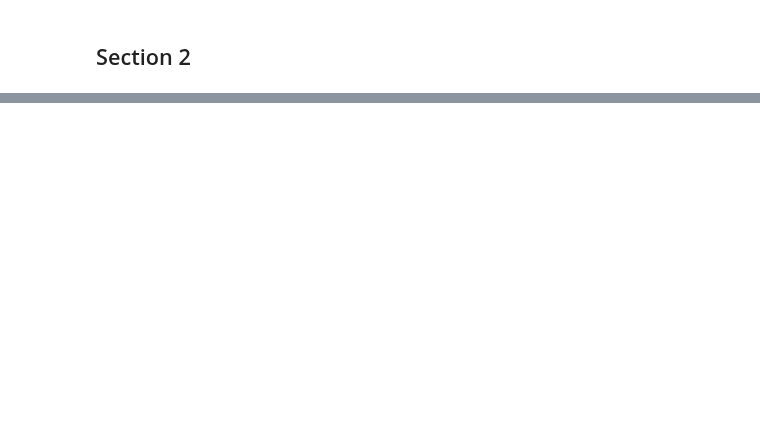
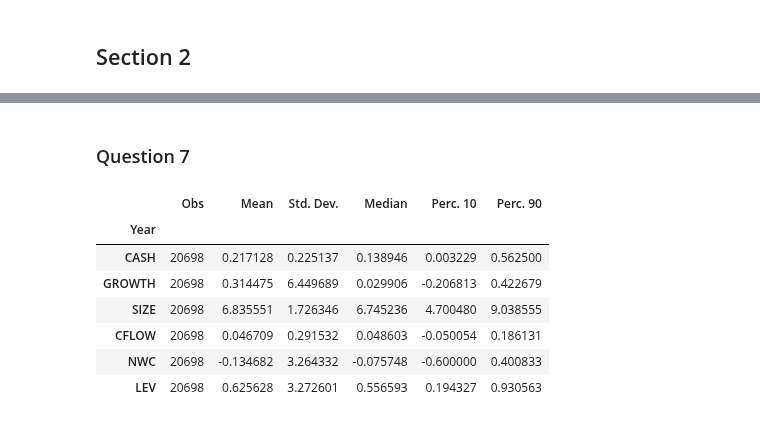
Before and after one commit to daniel-deutsch/FTD, a Jupyter notebook: Financial Econometrics II/project/main.ipynb, the cells around one changed output, grey strips where cells are left out. Cells and saved outputs as stored; diff of their text form; code cells hidden in the pictures; blank space fills up the shorter version.

```diff
--- a/Financial Econometrics II/project/main.ipynb
+++ b/Financial Econometrics II/project/main.ipynb
@@ -87,0 +208,49 @@ within = df.subtract(df.groupby(level=0).mean(), level=0)
+# %% [markdown]
+### Question 7
+# %%
+stat_cols = [
+    'cash_mktsec_ratio', # CASH
+    'salesgrowth', # GROWTH
+    'log_totalassets', # SIZE
+    'netincome_ratio', # CFLOW
+    'nwc', #NWC
+    'totaldebt_ratio', #LEV
+    # INDUSTRYRISK,
+    # INCASSET,
+    # INDUSTRYDEVIATION
+]
+
+stats = df[stat_cols].replace([np.inf, -np.inf], np.nan).dropna()
+table = stats.describe(percentiles=[0.1, 0.9]).T.drop(columns=['min', 'max'])
+table.index.names = ['Year']
+table.rename(
+    columns={
+        'count': 'Obs',
+        'mean': 'Mean',
+        'std': 'Std. Dev.',
+        '10%': 'Perc. 10',
+        '50%': 'Median',
+        '90%': 'Perc. 90',
+        },
+    index={
+        'cash_mktsec_ratio': 'CASH',
+        'salesgrowth': 'GROWTH',
+        'log_totalassets': 'SIZE',
+        'netincome_ratio': 'CFLOW',
+        'nwc': 'NWC',
+        'totaldebt_ratio': 'LEV'
+    },
+    inplace=True
+)
+table.index.names = ['Year']
+table['Obs'] = table['Obs'].astype('int')
+table[['Obs', 'Mean', 'Std. Dev.', 'Median', 'Perc. 10', 'Perc. 90']]
+# %% [output]
+|  | Obs | Mean | Std. Dev. | Median | Perc. 10 | Perc. 90 |
+| Year |  |  |  |  |  |  |
+| CASH | 20698 | 0.217128 | 0.225137 | 0.138946 | 0.003229 | 0.562500 |
+| GROWTH | 20698 | 0.314475 | 6.449689 | 0.029906 | -0.206813 | 0.422679 |
+| SIZE | 20698 | 6.835551 | 1.726346 | 6.745236 | 4.700480 | 9.038555 |
+| CFLOW | 20698 | 0.046709 | 0.291532 | 0.048603 | -0.050054 | 0.186131 |
+| NWC | 20698 | -0.134682 | 3.264332 | -0.075748 | -0.600000 | 0.400833 |
+| LEV | 20698 | 0.625628 | 3.272601 | 0.556593 | 0.194327 | 0.930563 |
```
Also changed, not shown: parts of 34 cells of this notebook, 1 other file.
